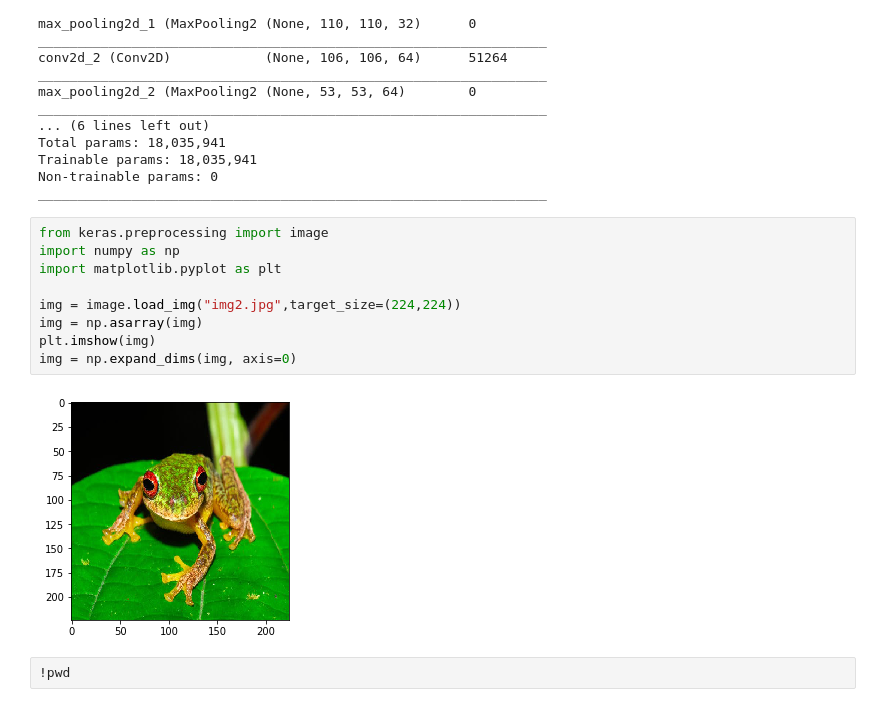
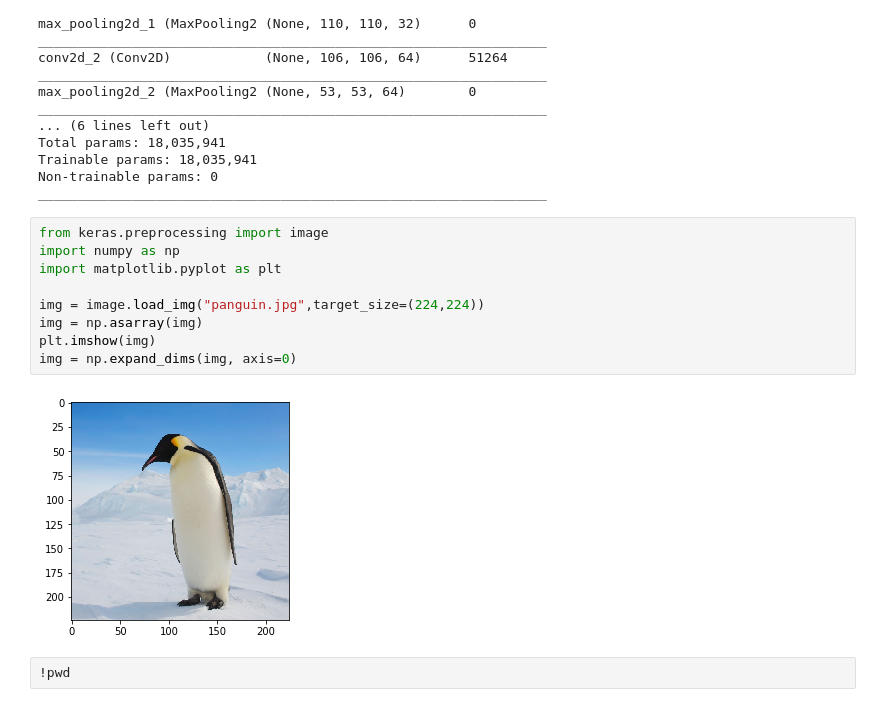
Before and after one commit to ejjjjkang/climatechange_tsne, a Jupyter notebook: test.ipynb, the cells around one changed output. Saved outputs shown, nothing was run; the diff lists cells and outputs as text.

```diff
--- a/test.ipynb
+++ b/test.ipynb
@@ -38,14 +38,14 @@ _________________________________________________________________
 # %%
 from keras.preprocessing import image
 import numpy as np
 import matplotlib.pyplot as plt
 
-img = image.load_img("img2.jpg",target_size=(224,224))
+img = image.load_img("panguin.jpg",target_size=(224,224))
 img = np.asarray(img)
 plt.imshow(img)
 img = np.expand_dims(img, axis=0)
 # %% [output]
-[figure, old version]
+[figure, new version]
 # %%
 !pwd
 # %% [output]
```
Also changed, not shown: parts of 1 cell of this notebook.
